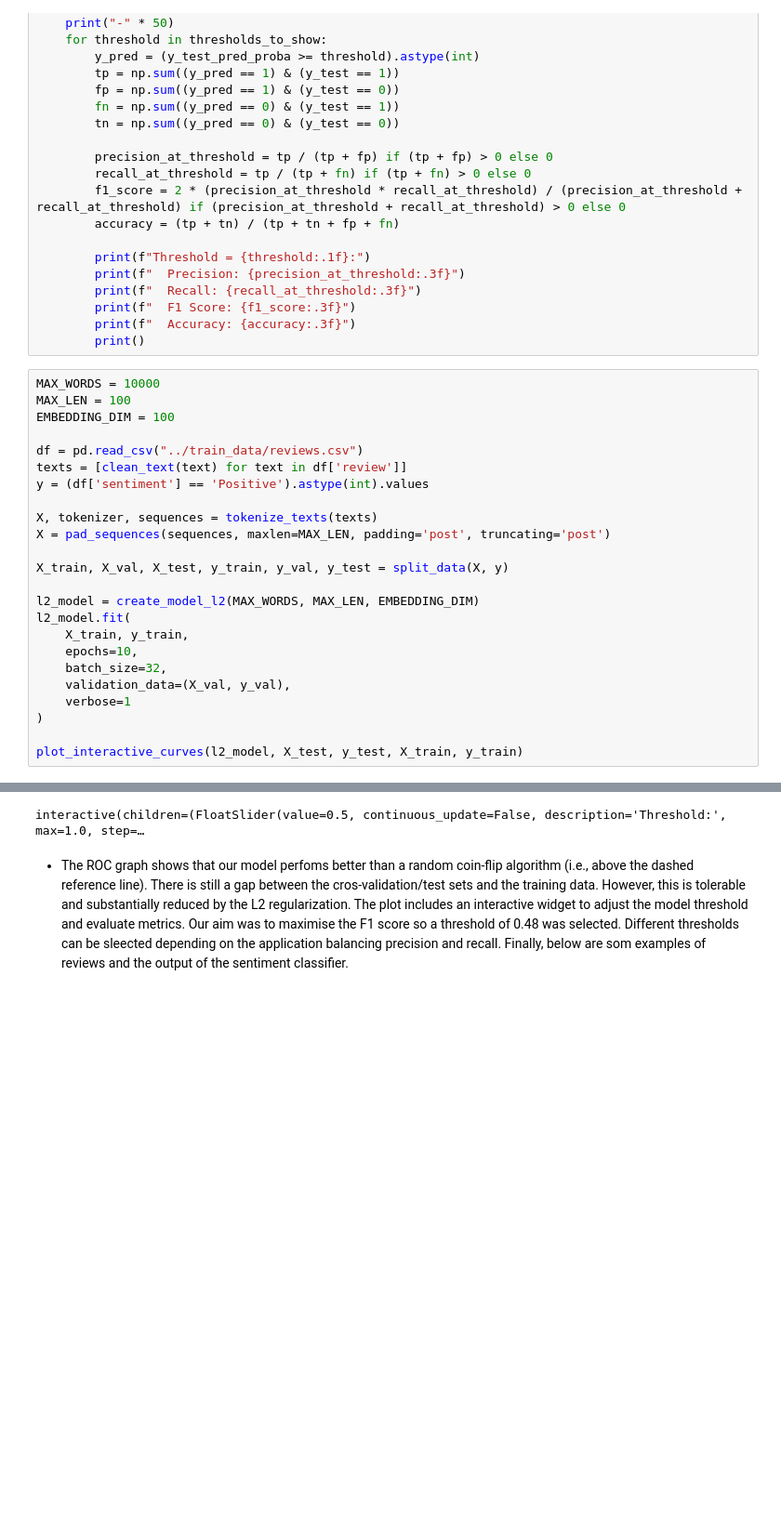
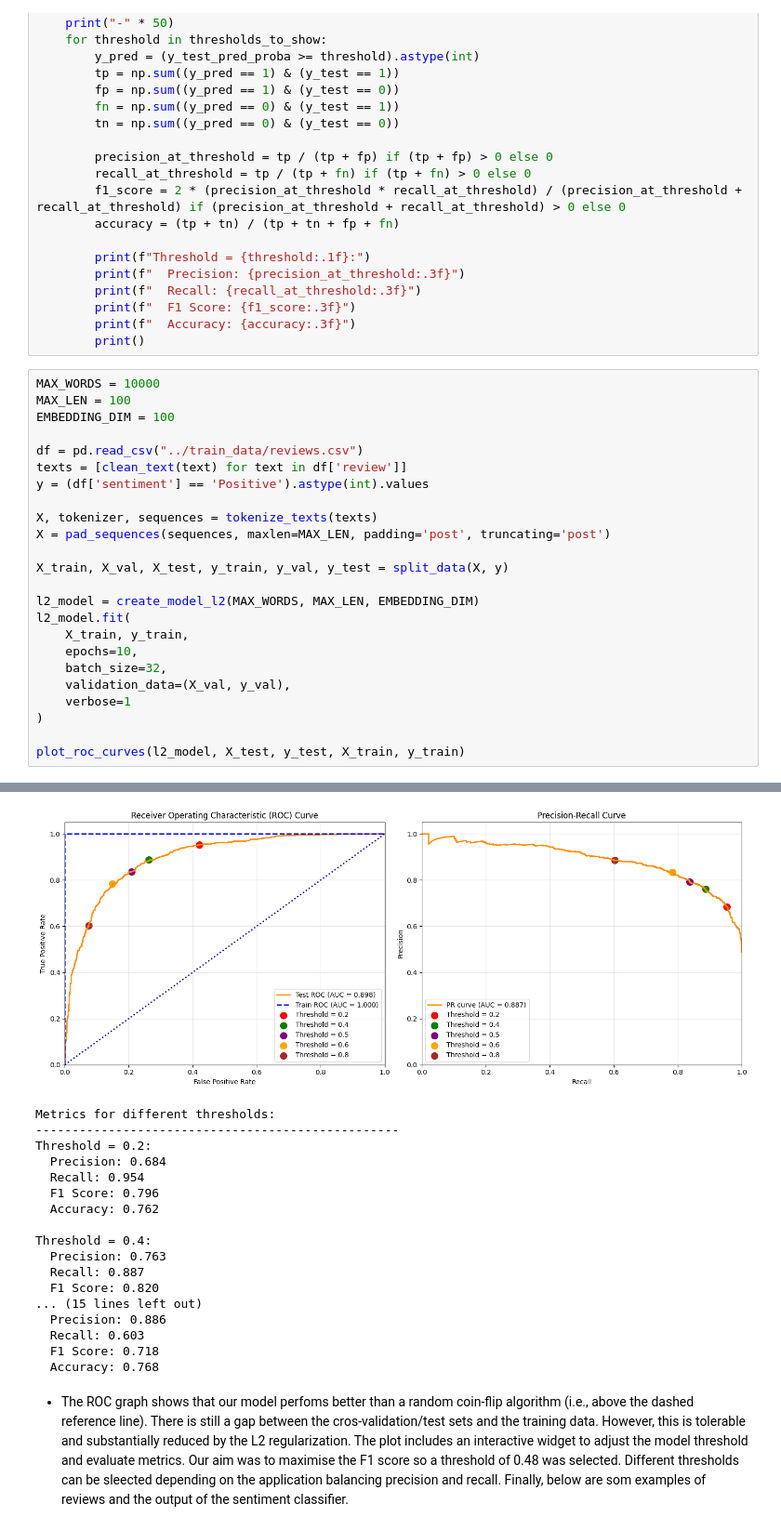
Before and after one commit to vladflorinfilip/Sentiment-Analysis-Classifier, a Jupyter notebook: notebook/data_analysis.ipynb, the cells around one changed output, grey strips where cells are left out. Shown at 93% size. Drawn from its saved outputs; the diff is of its cells as text; blank space fills up the shorter version.

```diff
--- a/notebook/data_analysis.ipynb
+++ b/notebook/data_analysis.ipynb
@@ -767,7 +767,7 @@ l2_model.fit(
     verbose=1
 )
 
-plot_interactive_curves(l2_model, X_test, y_test, X_train, y_train)
+plot_roc_curves(l2_model, X_test, y_test, X_train, y_train)
 # %% [output]
 Total unique words: 69,000
 Keeping top 10,000 words
@@ -804,3 +804,20 @@ Epoch 10/10
+[figure, added]
-interactive(children=(FloatSlider(value=0.5, continuous_update=False, description='Threshold:', max=1.0, step=…
+Metrics for different thresholds:
+--------------------------------------------------
+Threshold = 0.2:
+  Precision: 0.684
+  Recall: 0.954
+  F1 Score: 0.796
+  Accuracy: 0.762
+
+Threshold = 0.4:
+  Precision: 0.763
+  Recall: 0.887
+  F1 Score: 0.820
+... (15 lines left out)
+  Precision: 0.886
+  Recall: 0.603
+  F1 Score: 0.718
+  Accuracy: 0.768
 # %% [markdown]
 * The ROC graph shows that our model perfoms better than a random coin-flip algorithm (i.e., above the dashed reference line). There is still a gap between the cros-validation/test sets and the training data. However, this is tolerable and substantially reduced by the L2 regularization. The plot includes an interactive widget to adjust the model threshold and evaluate metrics. Our aim was to maximise the F1 score so a threshold of 0.48 was selected. Different thresholds can be sleected depending on the application balancing precision and recall. Finally, below are som examples of reviews and the output of the sentiment classifier.
```
Also changed, not shown: parts of 11 cells of this notebook, 3 other files.
